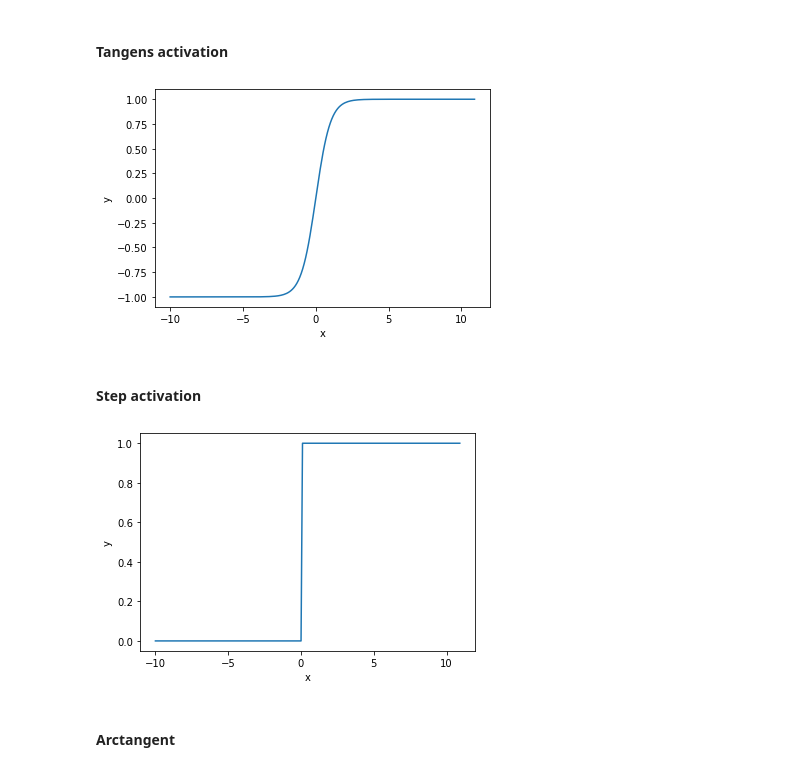
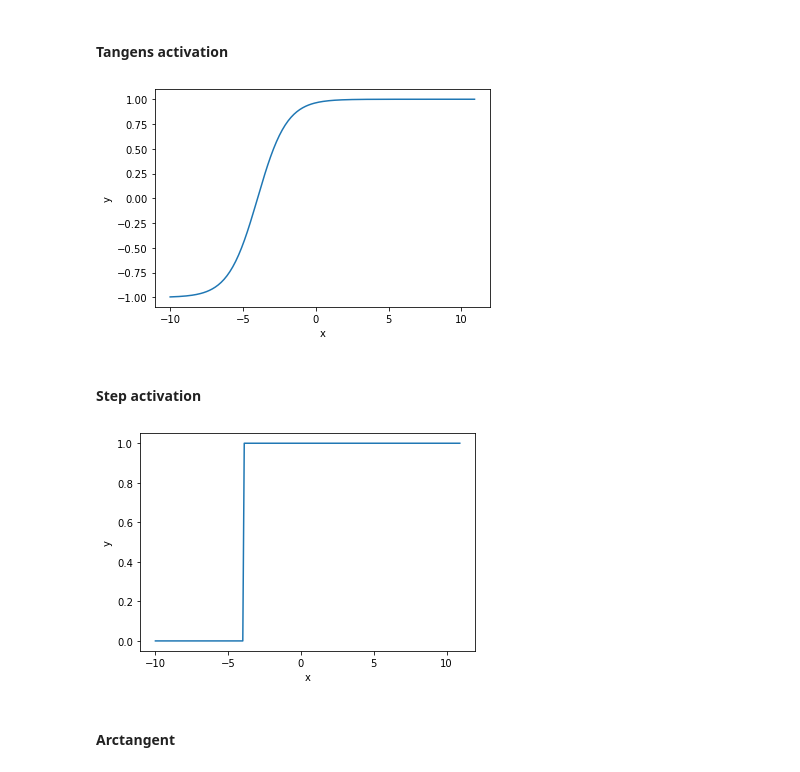
Before and after one commit to Vitomir84/Mathematical_research, a Jupyter notebook: Activation functions.ipynb, the cells around one changed output. Drawn from its saved outputs; the diff is of its cells as text; code cells hidden in the pictures.

```diff
--- a/Activation functions.ipynb
+++ b/Activation functions.ipynb
@@ -30,21 +30,22 @@ plt.ylabel('y');
 # %% [markdown]
 #### Tangens activation
 # %%
-y = (np.exp(x)-np.exp(-x))/(np.exp(x)+np.exp(-x))
+psi = np.dot(x, W0) + b0
+y = (np.exp(psi)-np.exp(-psi))/(np.exp(psi)+np.exp(-psi))
 plt.plot(x, y)
 plt.xlabel('x')
 plt.ylabel('y');
 # %% [output]
-[figure, old version]
+[figure, new version]
 # %% [markdown]
 #### Step activation
 # %%
-y = [1 if i > 0 else 0 for i in x]
+y = [1 if i > 0 else 0 for i in psi]
 plt.plot(x, y)
 plt.xlabel('x')
 plt.ylabel('y');
 # %% [output]
-[figure, old version]
+[figure, new version]
 # %% [markdown]
 #### Arctangent
 # %%
```
Also changed, not shown: parts of 4 cells of this notebook.
